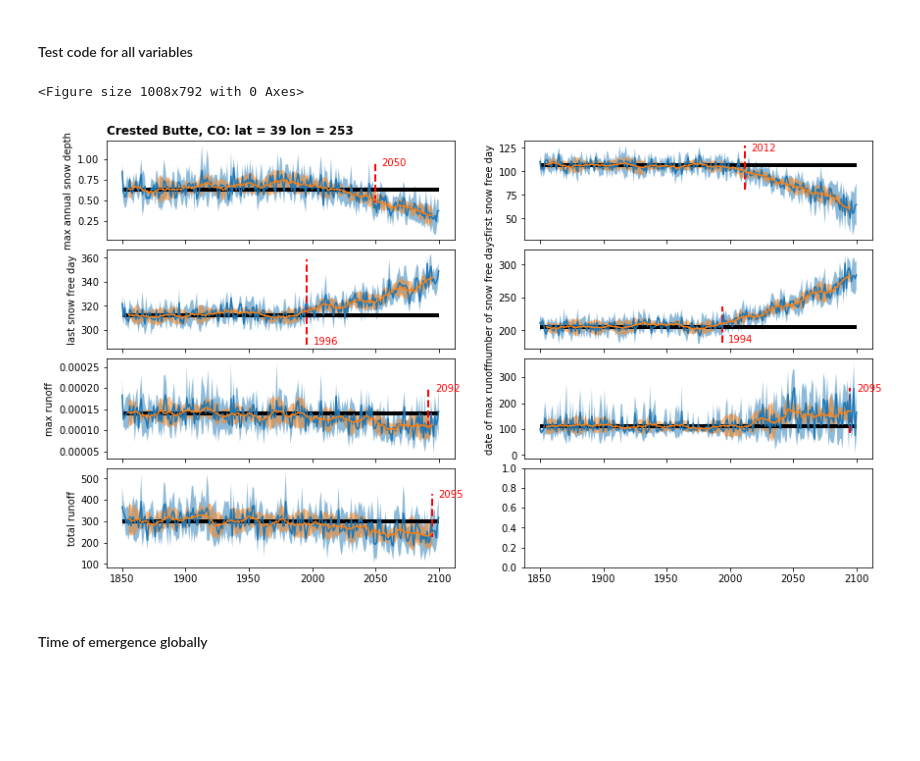
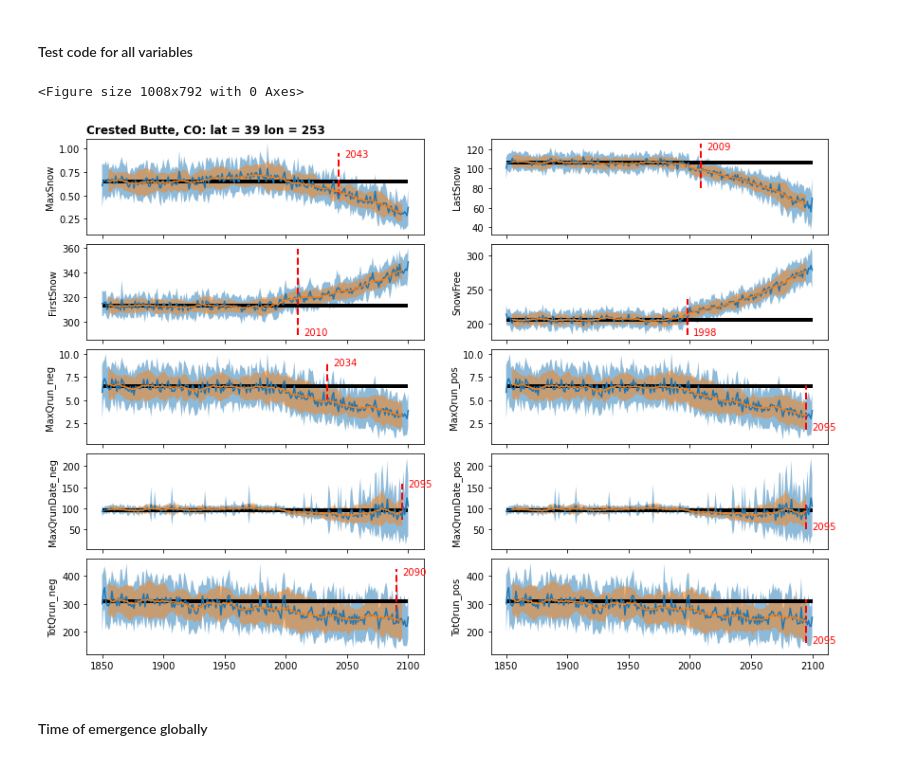
Before and after one commit to wwieder/cesm-lens, a Jupyter notebook: notebooks/lens2_VernalWindow.ipynb, the cells around one changed output. Cells and saved outputs as stored; diff of their text form; code cells hidden in the pictures; blank space fills up the shorter version.

```diff
--- a/notebooks/lens2_VernalWindow.ipynb
+++ b/notebooks/lens2_VernalWindow.ipynb
@@ -284,7 +277,8 @@ def get_landarea(model):
 # %%
 %%time
 model = 'CESM2'
-ens = 10+np.arange(5)
+ens = 10+np.arange(20)
+# maybe use SWE instead of snow depth?
 fields = ['SNOWDP','QRUNOFF']
 firstyear = 1850
 lastyear  = 2100
@@ -313,0 +346,10 @@ ds = ds.where(NotAllSnow==0)
+# %%
+%%time
+# TODO, changing time chunks may make this more efficient?
+s2d = 3600 * 24
+ds['QRUNOFF'] = ds.QRUNOFF.chunk({"time": 100}).rolling(time=21, center=True).mean()
+ds['QRUNOFF'] = (ds['QRUNOFF'] *s2d).persist()
+ds['QRUNOFF'].attrs['units'] = 'mm/d'
+
+# Get chunks for Qrunnoff back to 'normal'
+ds['QRUNOFF'] = ds.QRUNOFF.chunk({"time": 1000})
@@ -313,0 +374,2 @@ ds = ds.where(NotAllSnow==0)
+# %%
+ds['QRUNOFF'] = ds.QRUNOFF.chunk({"time": 1000})
@@ -637,65 +752,77 @@ plat, plon, site =  39 , 253  , 'Crested Butte, CO'
 #plat, plon, site = 64.8, 212.4, 'Fairbanks, AK'
 #plat, plon, site =  64 , 12.1  , 'Random point'
 
-sno_vars = ['MaxSnow','LastSnow','FirstSnow','SnowFree','MaxQrun','MaxQrunDate','TotQrun']
-sno_trend = ['neg'   ,'neg'     ,'pos'      ,'pos'     ,'neg'    ,'neg'        ,'neg']
+in_vars = ['MaxSnow','LastSnow','FirstSnow','SnowFree',
+           'MaxQrun','MaxQrun',
+           'MaxQrunDate','MaxQrunDate',
+           'TotQrun','TotQrun']
+sno_vars = ['MaxSnow','LastSnow','FirstSnow','SnowFree',
+            'MaxQrun_neg','MaxQrun_pos',
+            'MaxQrunDate_neg','MaxQrunDate_pos',
+            'TotQrun_neg','TotQrun_pos']
+sno_trend = ['neg','neg',
+             'pos','pos',
+             'neg','pos',
+             'neg','pos',
+             'neg','pos']
 plt.figure(figsize=[14,11])
-fig, axs = plt.subplots(4,2, sharex=True,
+fig, axs = plt.subplots(5,2, sharex=True,
                         gridspec_kw={'wspace': 0.2, 'hspace': 0.1},
-                        figsize=(14,8))
+                        figsize=(14,10))
 i,j = 0,0
 for v in range(len(sno_vars)):
     # ens mean
     x = ds_ensMean.time
-    y = ds_ensMean[sno_vars[v]].sel(lat = plat, lon = plon, method='nearest')
-    y2 = ds_ensStd[sno_vars[v]].sel(lat = plat, lon = plon, method='nearest')
+    y = ds_ensMean[in_vars[v]].sel(lat = plat, lon = plon, method='nearest')
+    y2 = ds_ensStd[in_vars[v]].sel(lat = plat, lon = plon, method='nearest')
+
     axs[i,j].plot(x, y, '-')
     axs[i,j].fill_between(x, y - y2, y + y2, alpha=0.5)
-    axs[i,j].set_ylabel(dsANN[sno_vars[v]].attrs['long_name']) ;
+    axs[i,j].set_ylabel(sno_vars[v]) ;
 
     # rolling ensemble mean
     x = roll_ensMean.time
-    y = roll_ensMean[sno_vars[v]].sel(lat = plat, lon = plon, method='nearest')
-    y2= roll_ensStd[sno_vars[v]].sel(lat = plat, lon = plon, method='nearest')
+    y = roll_ensMean[in_vars[v]].sel(lat = plat, lon = plon, method='nearest')
+    y2= roll_ensStd[in_vars[v]].sel(lat = plat, lon = plon, method='nearest')
     axs[i,j].plot(x, y)
     axs[i,j].fill_between(x, y - 2*y2, y + 2*y2, alpha=0.5)
 
     # baseline
-    axs[i,j].hlines(dsBase[sno_vars[v]].sel(
+    axs[i,j].hlines(dsBase[in_vars[v]].sel(
         lat = plat, lon = plon, method='nearest'),
                     1850, 2100, colors='k',lw=4) ;
 
     # find last day when roll mean - 2 std < baseline
     if sno_trend[v] == 'pos':  # variables w/ positive trend:
         test = y - 2*y2
-        test = test.where(test<dsBase[sno_vars[v]].sel(
+        test = test.where(test<dsBase[in_vars[v]].sel(
             lat = plat, lon = plon, method='nearest')).dropna('time')
     else:
         test = y + 2*y2
-        test = test.where(test>dsBase[sno_vars[v]].sel(
+        test = test.where(test>dsBase[in_vars[v]].sel(
             lat = plat, lon = plon, method='nearest')).dropna('time')
 
     ToE = test.time.isel(time=-1)
 
     if sno_trend[v] == 'pos':
         axs[i,j].vlines(ToE, test.min()*0.95,test.max()*1.15,colors='r',
                         lw=2,linestyles='dashed') ;
         axs[i,j].text(ToE+5, test.min()*0.95, ToE.values,color='r')
     else:
         axs[i,j].vlines(ToE, test.min()*0.75,test.max()*1.1,colors='r',
                         lw=2,linestyles='dashed') ;
         axs[i,j].text(ToE+5, test.max()*1.05, ToE.values,color='r')
     if v == 0:
         axs[i,j].set_title(site+': lat = '+str(plat)+' lon = '+str(plon),
                            loc='left', fontsize='large', fontweight='bold') ;
     # move counter for panel
     j = j+1
     if j == 2:
         i = i+1
         j = 0 ;
 # %% [output]
 <Figure size 1008x792 with 0 Axes>
-[figure, old version]
+[figure, new version]
 # %% [markdown]
 #### Time of emergence globally
 # %%
```
Also changed, not shown: parts of 30 cells of this notebook.
